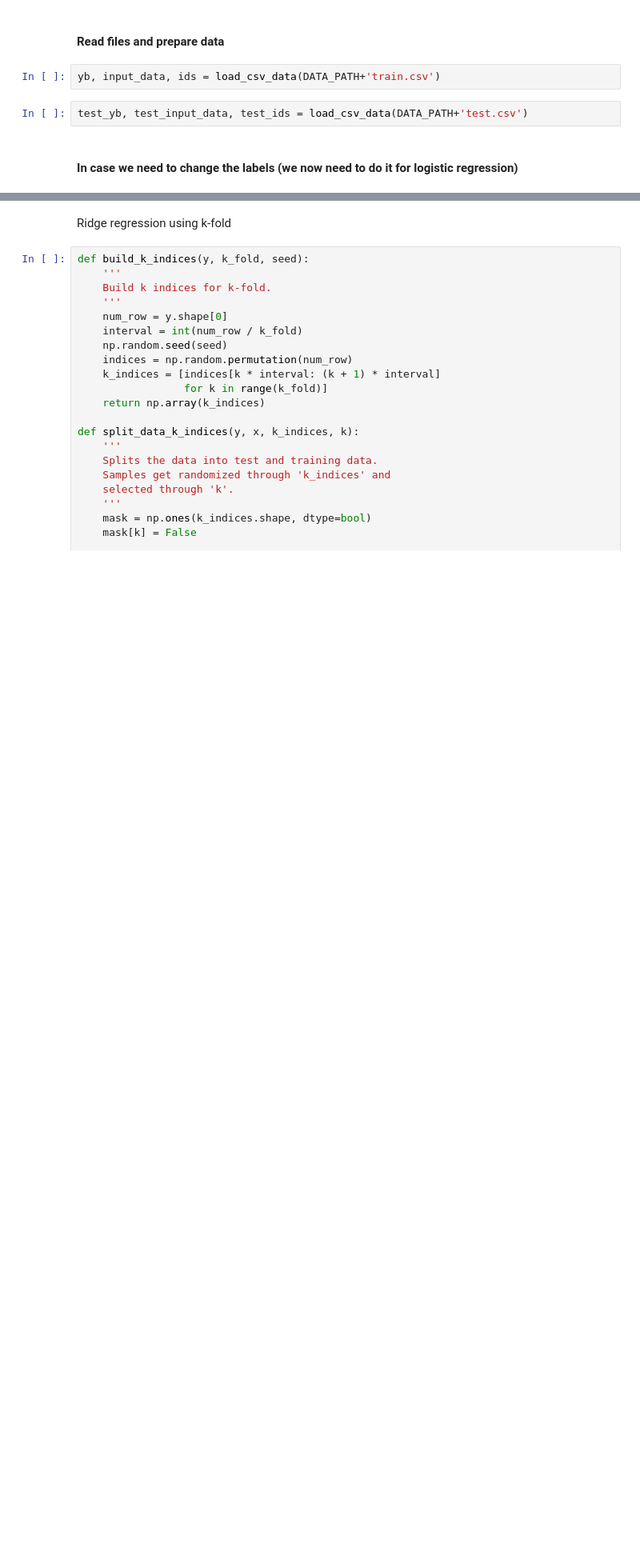
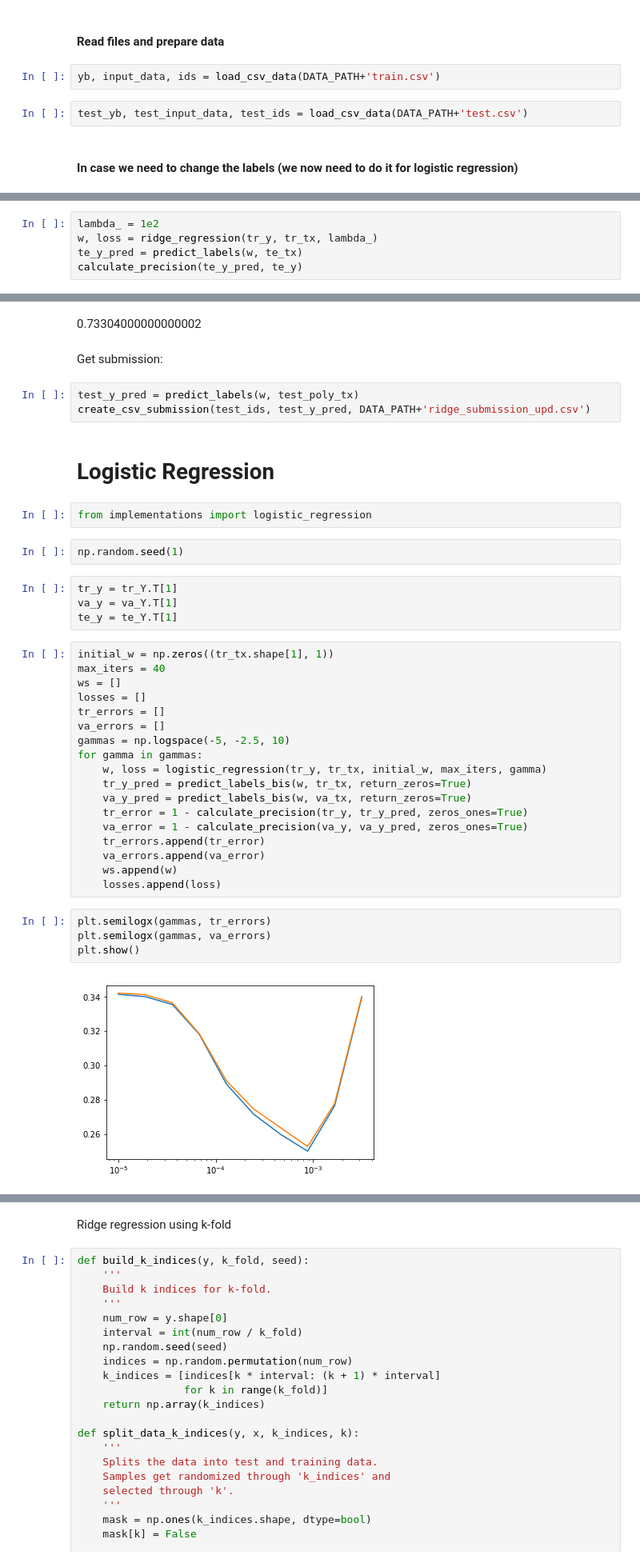
Before and after one commit to lumosan/ml2017-projects, a Jupyter notebook: project1/scripts/Run.ipynb, the cells around one changed output, grey strips where cells are left out. Shown at 80% size. Drawn from its saved outputs; the diff is of its cells as text; blank space fills up the shorter version.

```diff
--- a/project1/scripts/Run.ipynb
+++ b/project1/scripts/Run.ipynb
@@ -236,0 +112,5 @@ w, loss = reg_logistic_regression(y_training, x_training, lambda_, initial_w, ma
+# %%
+lambda_ = 1e2
+w, loss = ridge_regression(tr_y, tr_tx, lambda_)
+te_y_pred = predict_labels(w, te_tx)
+calculate_precision(te_y_pred, te_y)
@@ -236,0 +119,41 @@ w, loss = reg_logistic_regression(y_training, x_training, lambda_, initial_w, ma
+# %% [markdown]
+0.73304000000000002
+# %% [markdown]
+Get submission:
+# %%
+test_y_pred = predict_labels(w, test_poly_tx)
+create_csv_submission(test_ids, test_y_pred, DATA_PATH+'ridge_submission_upd.csv')
+# %% [markdown]
+# Logistic Regression
+# %%
+from implementations import logistic_regression
+# %%
+np.random.seed(1)
+# %%
+tr_y = tr_Y.T[1]
+va_y = va_Y.T[1]
+te_y = te_Y.T[1]
+# %%
+initial_w = np.zeros((tr_tx.shape[1], 1))
+max_iters = 40
+ws = []
+losses = []
+tr_errors = []
+va_errors = []
+gammas = np.logspace(-5, -2.5, 10)
+for gamma in gammas:
+    w, loss = logistic_regression(tr_y, tr_tx, initial_w, max_iters, gamma)
+    tr_y_pred = predict_labels_bis(w, tr_tx, return_zeros=True)
+    va_y_pred = predict_labels_bis(w, va_tx, return_zeros=True)
+    tr_error = 1 - calculate_precision(tr_y, tr_y_pred, zeros_ones=True)
+    va_error = 1 - calculate_precision(va_y, va_y_pred, zeros_ones=True)
+    tr_errors.append(tr_error)
+    va_errors.append(va_error)
+    ws.append(w)
+    losses.append(loss)
+# %%
+plt.semilogx(gammas, tr_errors)
+plt.semilogx(gammas, va_errors)
+plt.show()
+# %% [output]
+[figure, added]
```
Also changed, not shown: parts of 103 cells of this notebook.
